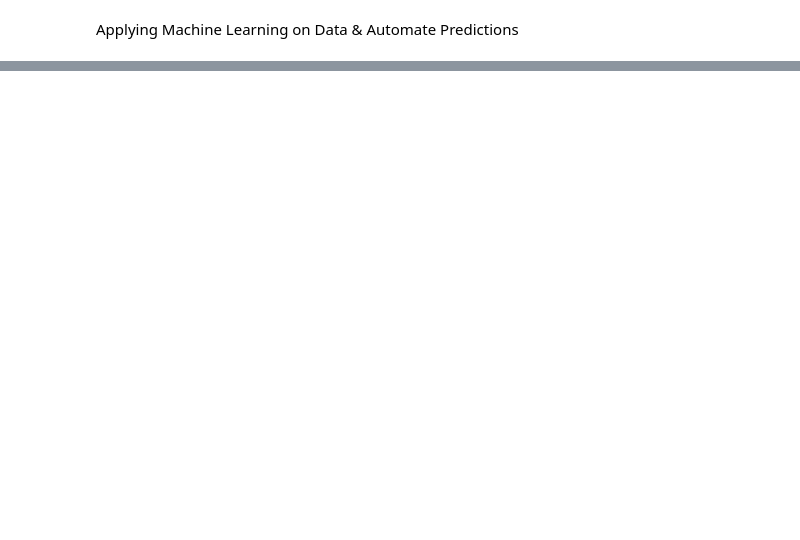
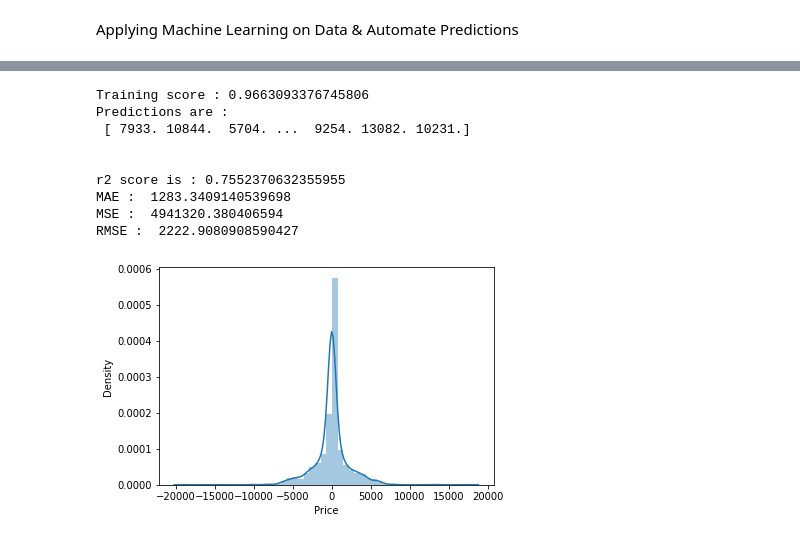
Before and after one commit to crzysab/Data-Science-Real-Projects-in-Python, a Jupyter notebook: Predict_Fare_of_Airlines_Tickets_using_Machine_Learning.ipynb, the cells around one changed output, grey strips where cells are left out. Saved outputs shown, nothing was run; the diff lists cells and outputs as text; code cells hidden in the pictures; blank space fills up the shorter version.

```diff
--- a/Predict_Fare_of_Airlines_Tickets_using_Machine_Learning.ipynb
+++ b/Predict_Fare_of_Airlines_Tickets_using_Machine_Learning.ipynb
@@ -816,0 +838,13 @@ RMSE :  1949.2492382623323
+# %%
+predict(DecisionTreeRegressor())
+# %% [output]
+Training score : 0.9663093376745806
+Predictions are :
+ [ 7933. 10844.  5704. ...  9254. 13082. 10231.]
+
+
+r2 score is : 0.7552370632355955
+MAE :  1283.3409140539698
+MSE :  4941320.380406594
+RMSE :  2222.9080908590427
+[figure, added]
```
Also changed, not shown: parts of 10 cells of this notebook.
